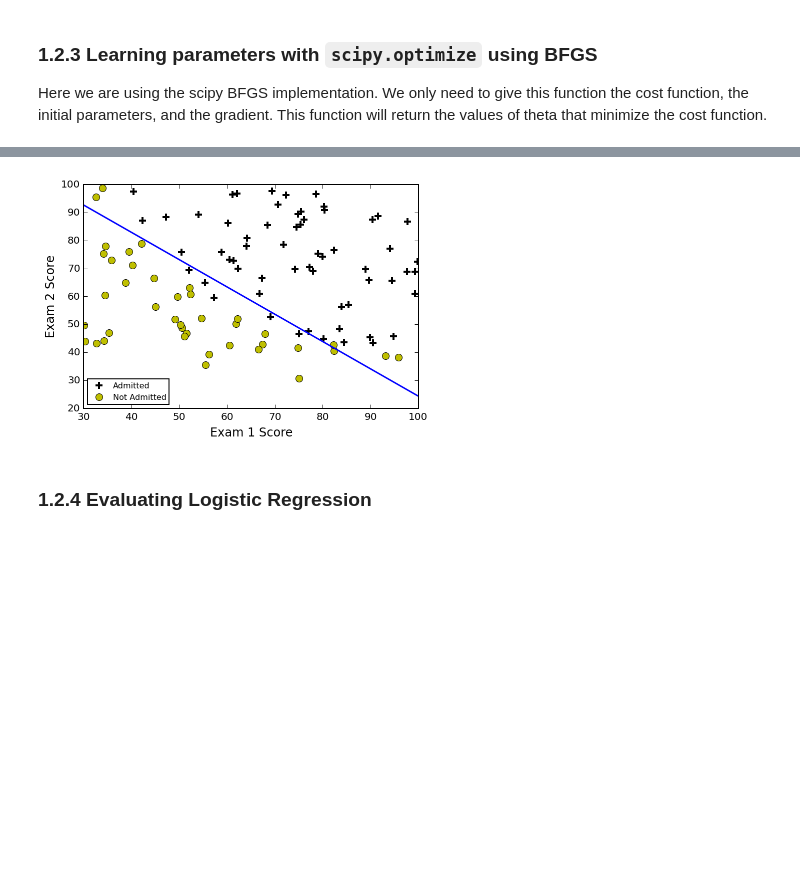
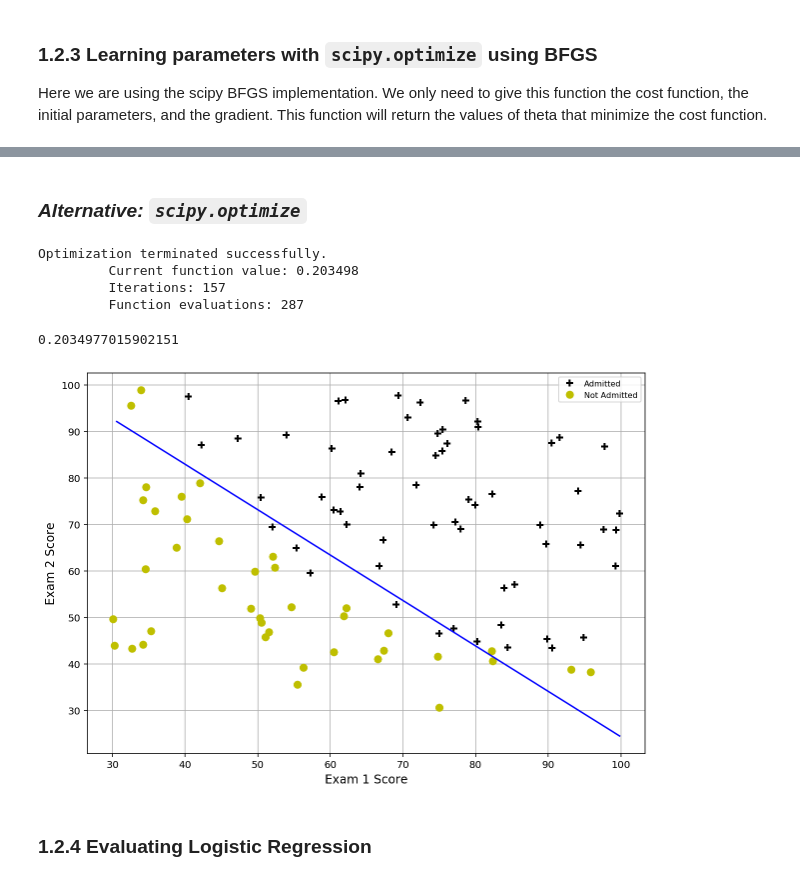
Before and after one commit to earny-joe/ML-Course-Solutions, a Jupyter notebook: ex2/ex2.ipynb, the cells around one changed output, grey strips where cells are left out. Cells and saved outputs as stored; diff of their text form; code cells hidden in the pictures; blank space fills up the shorter version.

```diff
--- a/ex2/ex2.ipynb
+++ b/ex2/ex2.ipynb
@@ -161,15 +136,0 @@ def costFunction(theta, X, y):
-# %%
-# setup the data matrix appropriately
-m, n = x.shape
-
-# add intercept term to X
-X = np.hstack((np.ones((m, 1)), x))
-
-# initalize theta
-initial_theta = np.zeros(n+1)
-
-# compute and display initial cost and gradient
-J, grad = costFunction(initial_theta, X, y)
-
-print('Cost at initial theta (zeros): {0}'.format(J))
-print('Gradient at inital theta (zeros):\n {0}'.format(grad))
@@ -222,7 +153,34 @@ def plotDecisionBoundary(theta, X, y):
-# %%
-plotDecisionBoundary(theta_new, X, y)
-# %% [output]
-[figure, removed]
+# %% [markdown]
+### _Alternative: `scipy.optimize`_
+# %%
+from scipy import optimize
+
+def optimize_theta(theta, X, y):
+    result = optimize.fmin(
+        my_compute_cost, x0=theta, args=(X, y), maxiter=400, full_output=True
+    )
+    return result[0], result[1]
+# %%
+theta, mincost = optimize_theta(initial_theta, X, y)
+# %% [output]
+Optimization terminated successfully.
+         Current function value: 0.203498
+         Iterations: 157
+         Function evaluations: 287
+# %%
+# call my cost function using the optimal parameters of theta --> cost should be 0.203
+print(my_compute_cost(theta, X, y))
+# %% [output]
+0.2034977015902151
+# %%
+# plotting the decision boundary: two points, draw a line between them
+boundary_x = np.array([np.min(x[:, 1]), np.max(X[:, 1])])
+boundary_y = (- theta[0] - theta[2] * boundary_x) / theta[1] #np.array(-1. / theta[2]) * (theta[0] + theta[1] * boundary_x)
+plt.figure(figsize=(10,7))
+plotData()
+plt.plot(boundary_x, boundary_y, 'b-', label='Decision Boundary');
+# %% [output]
+[figure, added]
 # %% [markdown]
 ### 1.2.4 Evaluating Logistic Regression
 # %%
```
Also changed, not shown: parts of 45 cells of this notebook.
